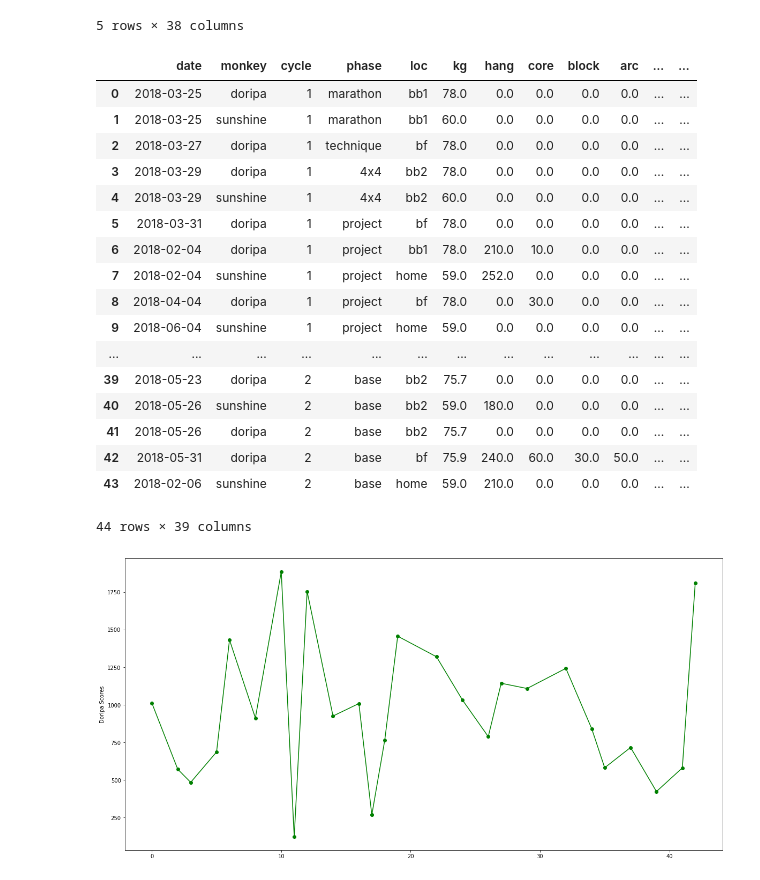
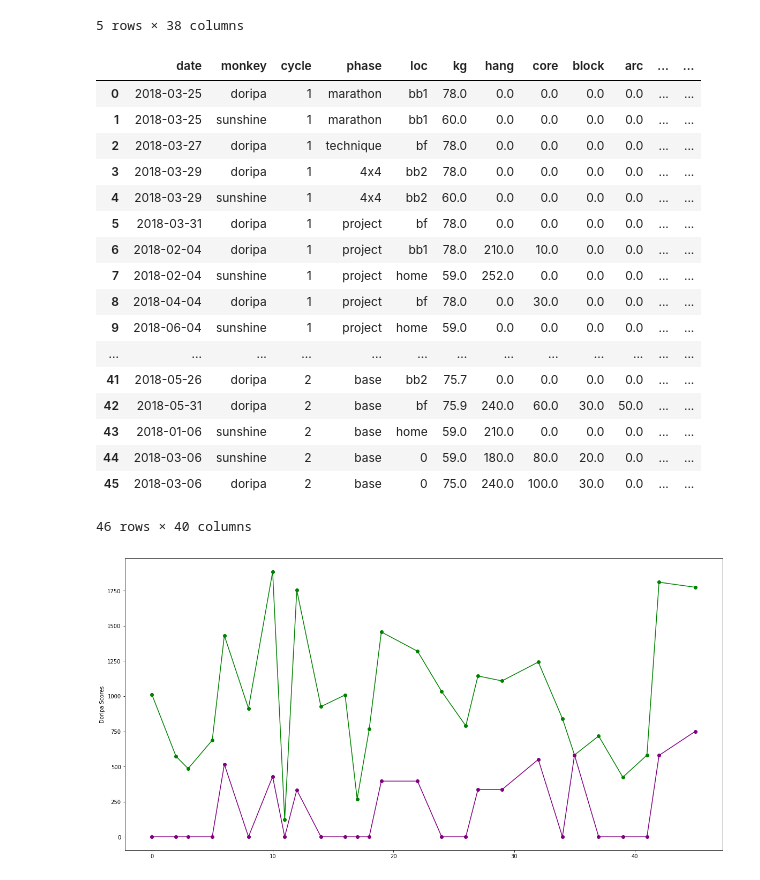
Before and after one commit to gardiac2002/monkies, a Jupyter notebook: Sessions Analysis.ipynb, the cells around one changed output. Drawn from its saved outputs; the diff is of its cells as text; code cells hidden in the pictures.

```diff
--- a/Sessions Analysis.ipynb
+++ b/Sessions Analysis.ipynb
@@ -86,12 +86,31 @@ scores_translator = {
     'pinch': boulder_6b_plus / 10,
 }
 
+hangboard = [
+    '4F2G',
+    '3F2G',
+    '2F2G',
+    '16',
+    '12',
+    'sloper',
+    '15°',
+    '35°',
+    'pinch'
+]
+
 def calc_score(row):
     s = [row[key] * scores_translator[key] for key in scores_translator]
     return sum(s)
+
+
+def calc_hangboard_scores(row):
+    s = [row[key] * scores_translator[key] for key in hangboard]
+    return sum(s)
 # %%
 scores = sessions.apply(calc_score, axis=1)
+hangboard_scores = sessions.apply(calc_hangboard_scores, axis=1)
 sessions['scores'] = scores
+sessions['hang_scores'] = hangboard_scores
 sessions
 # %% [output]
 |  | date | monkey | cycle | phase | loc | kg | hang | core | block | arc | ... | ... |
@@ -106,19 +125,20 @@ sessions
 | 8 | 2018-04-04 | doripa | 1 | project | bf | 78.0 | 0.0 | 30.0 | 0.0 | 0.0 | ... | ... |
 | 9 | 2018-06-04 | sunshine | 1 | project | home | 59.0 | 0.0 | 0.0 | 0.0 | 0.0 | ... | ... |
 | ... | ... | ... | ... | ... | ... | ... | ... | ... | ... | ... | ... | ... |
-| 39 | 2018-05-23 | doripa | 2 | base | bb2 | 75.7 | 0.0 | 0.0 | 0.0 | 0.0 | ... | ... |
-| 40 | 2018-05-26 | sunshine | 2 | base | bb2 | 59.0 | 180.0 | 0.0 | 0.0 | 0.0 | ... | ... |
 | 41 | 2018-05-26 | doripa | 2 | base | bb2 | 75.7 | 0.0 | 0.0 | 0.0 | 0.0 | ... | ... |
 | 42 | 2018-05-31 | doripa | 2 | base | bf | 75.9 | 240.0 | 60.0 | 30.0 | 50.0 | ... | ... |
-| 43 | 2018-02-06 | sunshine | 2 | base | home | 59.0 | 210.0 | 0.0 | 0.0 | 0.0 | ... | ... |
+| 43 | 2018-01-06 | sunshine | 2 | base | home | 59.0 | 210.0 | 0.0 | 0.0 | 0.0 | ... | ... |
+| 44 | 2018-03-06 | sunshine | 2 | base | 0 | 59.0 | 180.0 | 80.0 | 20.0 | 0.0 | ... | ... |
+| 45 | 2018-03-06 | doripa | 2 | base | 0 | 75.0 | 240.0 | 100.0 | 30.0 | 0.0 | ... | ... |
-44 rows × 39 columns
+46 rows × 40 columns
 # %%
 doripa = sessions[sessions.monkey == 'doripa']
 sunshine_sessions = sessions[sessions.monkey == 'sunshine']
 # %%
 plt.figure(figsize=(20,10))
 plt.plot(doripa.scores, marker='o', color='green')
+plt.plot(doripa.hang_scores, marker='o', color='purple')
 plt.ylabel('Doripa Scores')
 plt.show()
 # %% [output]
-[figure, old version]
+[figure, new version]
```
Also changed, not shown: parts of 11 cells of this notebook, 1 other file.
